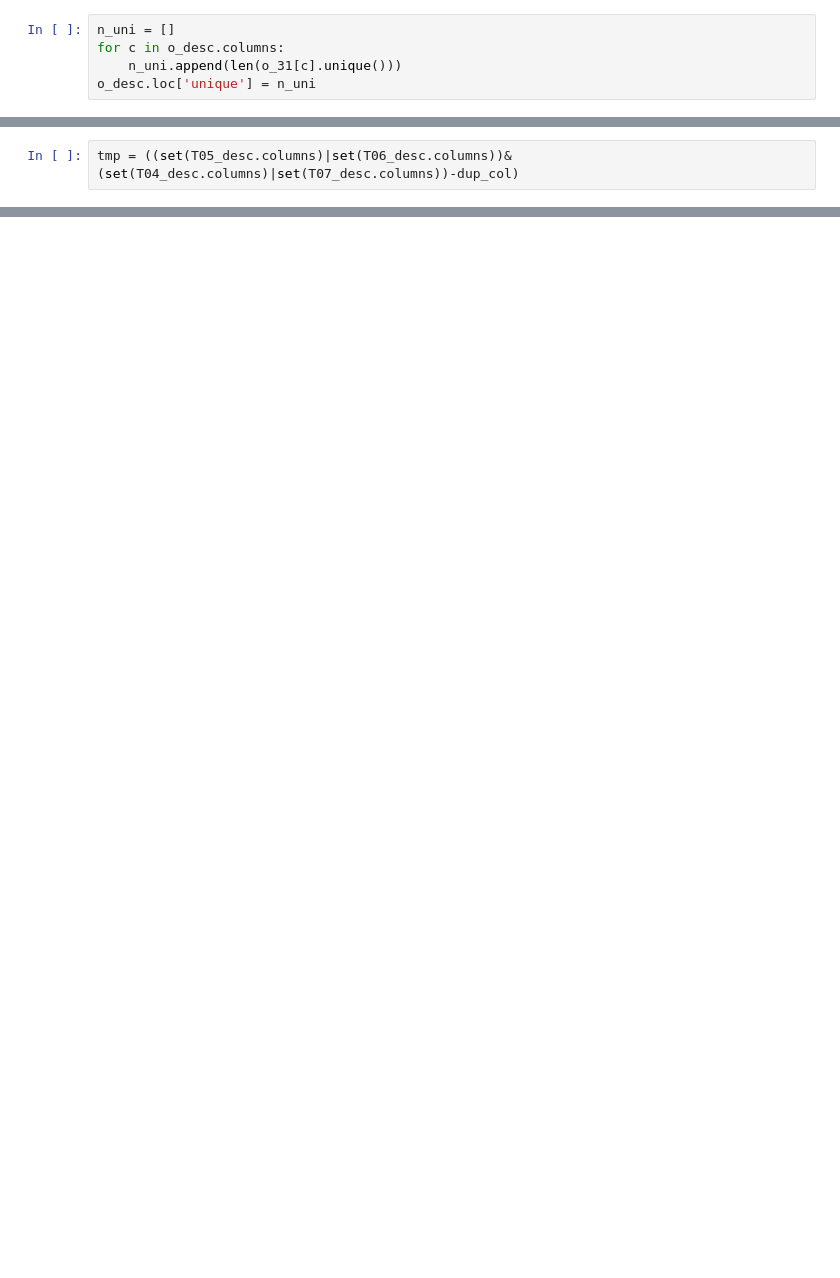
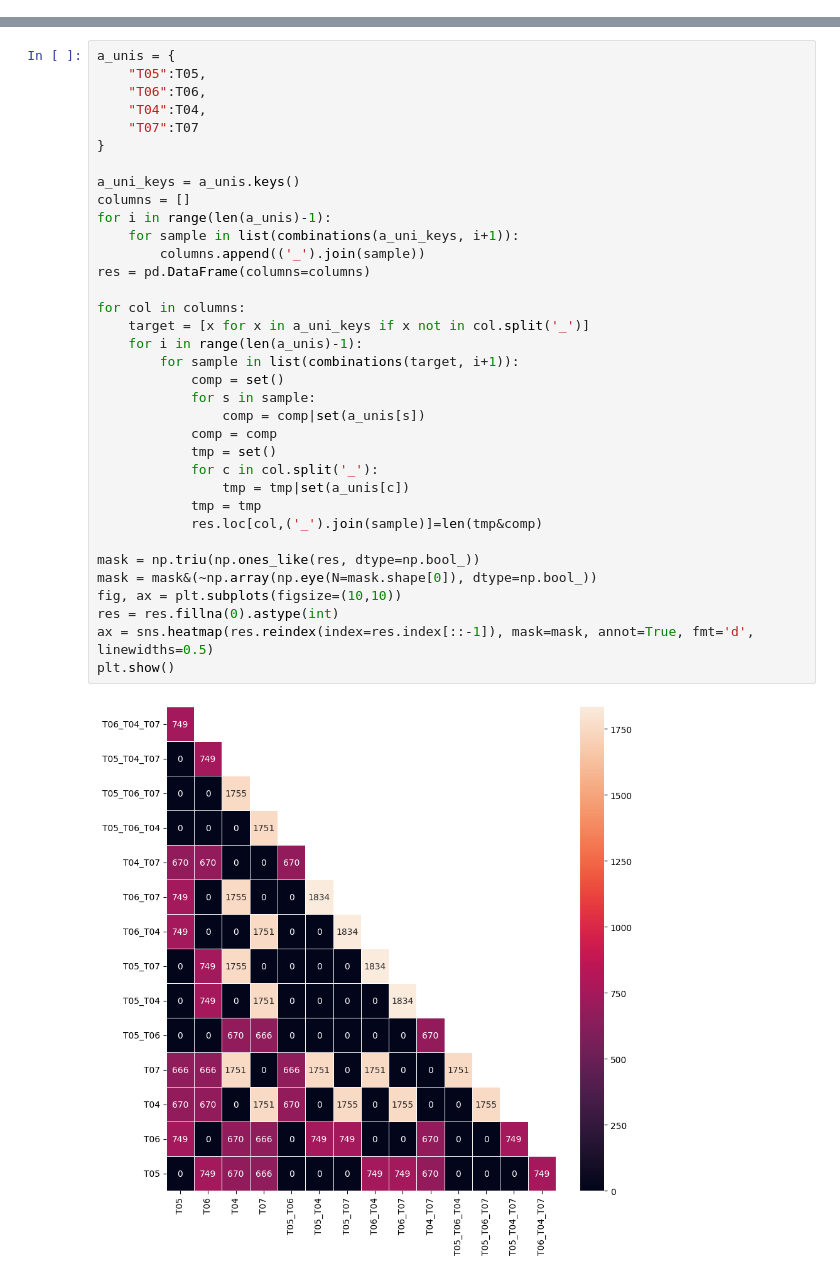
Before and after one commit to Woo-Ple-Bo/Challenge_for_product_quality_classification, a Jupyter notebook: EDA/생산라인과 제품별 결측치 분석.ipynb, the cells around one changed output, grey strips where cells are left out. Drawn from its saved outputs; the diff is of its cells as text; blank space fills up the shorter version.

```diff
--- a/EDA/생산라인과 제품별 결측치 분석.ipynb
+++ b/EDA/생산라인과 제품별 결측치 분석.ipynb
@@ -125,5 +30,0 @@ t_desc
-# %%
-n_uni = []
-for c in o_desc.columns:
-    n_uni.append(len(o_31[c].unique()))
-o_desc.loc['unique'] = n_uni
@@ -183,2 +30,0 @@ dup_col = (set(T05_desc.columns)&set(T06_desc.columns)&set(T04_desc.columns)&set
-# %%
-tmp = ((set(T05_desc.columns)|set(T06_desc.columns))&(set(T04_desc.columns)|set(T07_desc.columns))-dup_col)
@@ -208,0 +54,37 @@ len(set(T14_desc.columns)|set(T16_desc.columns))
+# %%
+a_unis = {
+    "T05":T05,
+    "T06":T06,
+    "T04":T04,
+    "T07":T07
+}
+
+a_uni_keys = a_unis.keys()
+columns = []
+for i in range(len(a_unis)-1):
+    for sample in list(combinations(a_uni_keys, i+1)):
+        columns.append(('_').join(sample))
+res = pd.DataFrame(columns=columns)
+
+for col in columns:
+    target = [x for x in a_uni_keys if x not in col.split('_')]
+    for i in range(len(a_unis)-1):
+        for sample in list(combinations(target, i+1)):
+            comp = set()
+            for s in sample:
+                comp = comp|set(a_unis[s])
+            comp = comp
+            tmp = set()
+            for c in col.split('_'):
+                tmp = tmp|set(a_unis[c])
+            tmp = tmp
+            res.loc[col,('_').join(sample)]=len(tmp&comp)
+
+mask = np.triu(np.ones_like(res, dtype=np.bool_))
+mask = mask&(~np.array(np.eye(N=mask.shape[0]), dtype=np.bool_))
+fig, ax = plt.subplots(figsize=(10,10))
+res = res.fillna(0).astype(int)
+ax = sns.heatmap(res.reindex(index=res.index[::-1]), mask=mask, annot=True, fmt='d', linewidths=0.5)
+plt.show()
+# %% [output]
+[figure, added]
```
Also changed, not shown: parts of 27 cells of this notebook, 1 other file.
